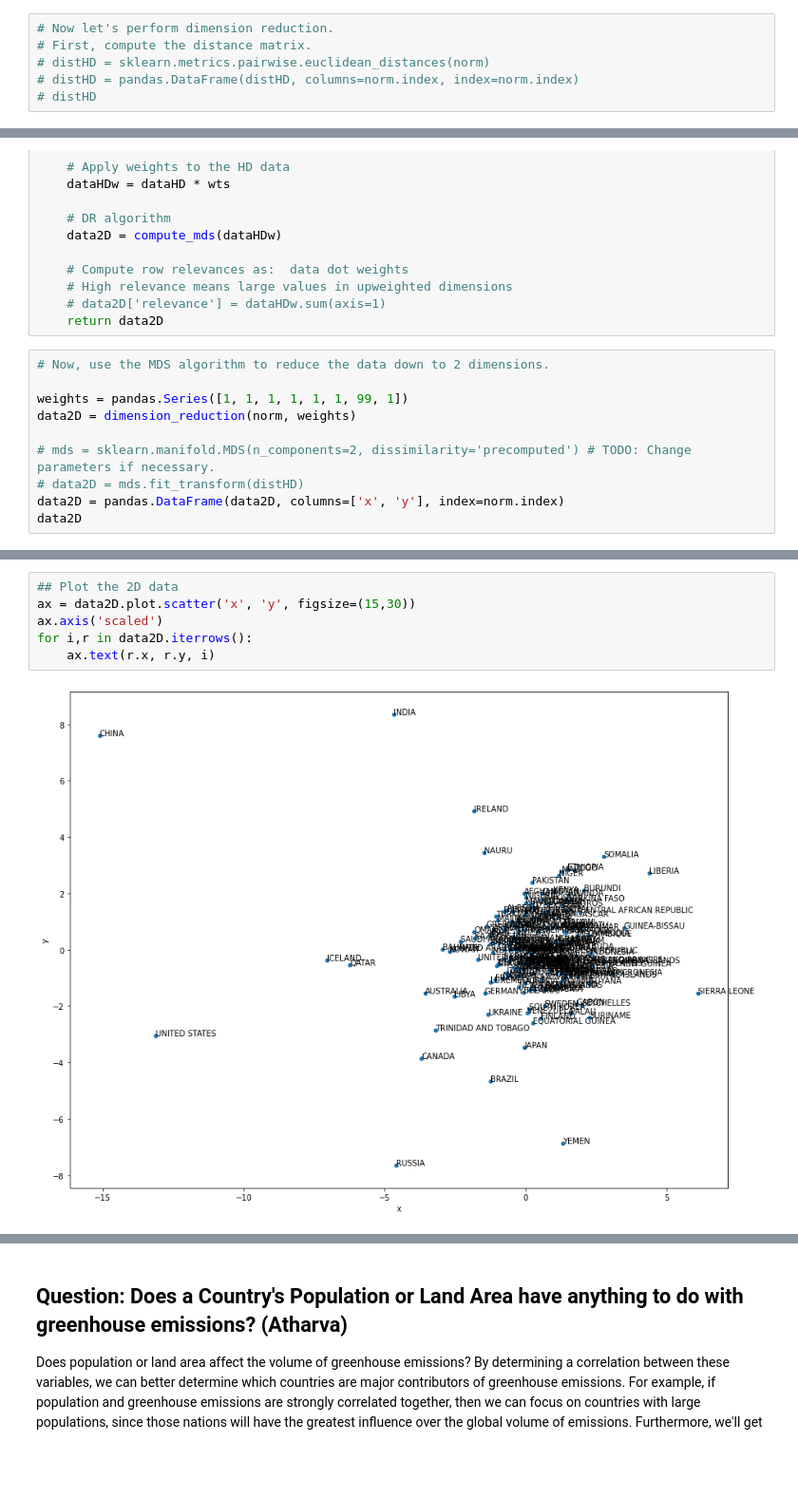
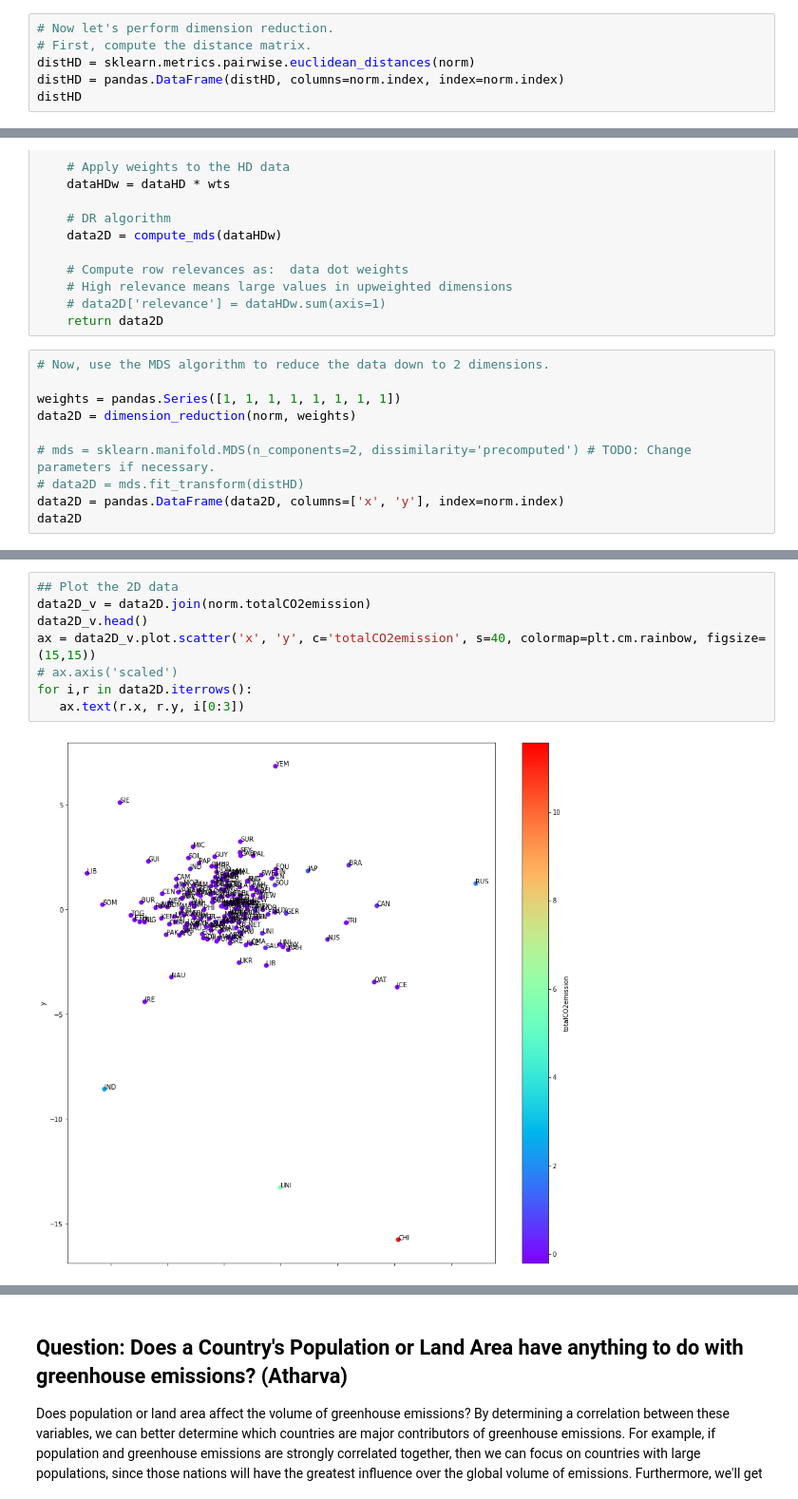
Before and after one commit to melotic/cs3654-project, a Jupyter notebook: Project3.ipynb, the cells around one changed output, grey strips where cells are left out. Shown at 95% size. Cells and saved outputs as stored; diff of their text form; blank space fills up the shorter version.

```diff
--- a/Project3.ipynb
+++ b/Project3.ipynb
@@ -231,6 +234,6 @@ norm.head()
 # %%
 # Now let's perform dimension reduction.
 # First, compute the distance matrix.
-# distHD = sklearn.metrics.pairwise.euclidean_distances(norm)
-# distHD = pandas.DataFrame(distHD, columns=norm.index, index=norm.index)
-# distHD
+distHD = sklearn.metrics.pairwise.euclidean_distances(norm)
+distHD = pandas.DataFrame(distHD, columns=norm.index, index=norm.index)
+distHD
@@ -292,7 +310,7 @@ def dimension_reduction(dataHD, wts): # dataHD, wts -> data2D (pandas)
 # %%
 # Now, use the MDS algorithm to reduce the data down to 2 dimensions.
 
-weights = pandas.Series([1, 1, 1, 1, 1, 1, 99, 1])
+weights = pandas.Series([1, 1, 1, 1, 1, 1, 1, 1])
 data2D = dimension_reduction(norm, weights)
 
 # mds = sklearn.manifold.MDS(n_components=2, dissimilarity='precomputed') # TODO: Change parameters if necessary.
@@ -316,9 +334,11 @@ data2D
 186 rows × 2 columns
 # %%
 ## Plot the 2D data
-ax = data2D.plot.scatter('x', 'y', figsize=(15,30))
-ax.axis('scaled')
+data2D_v = data2D.join(norm.totalCO2emission)
+data2D_v.head()
+ax = data2D_v.plot.scatter('x', 'y', c='totalCO2emission', s=40, colormap=plt.cm.rainbow, figsize=(15,15))
+# ax.axis('scaled')
 for i,r in data2D.iterrows():
-    ax.text(r.x, r.y, i)
+   ax.text(r.x, r.y, i[0:3])
 # %% [output]
-[figure, old version]
+[figure, new version]
```
Also changed, not shown: parts of 60 cells of this notebook.
